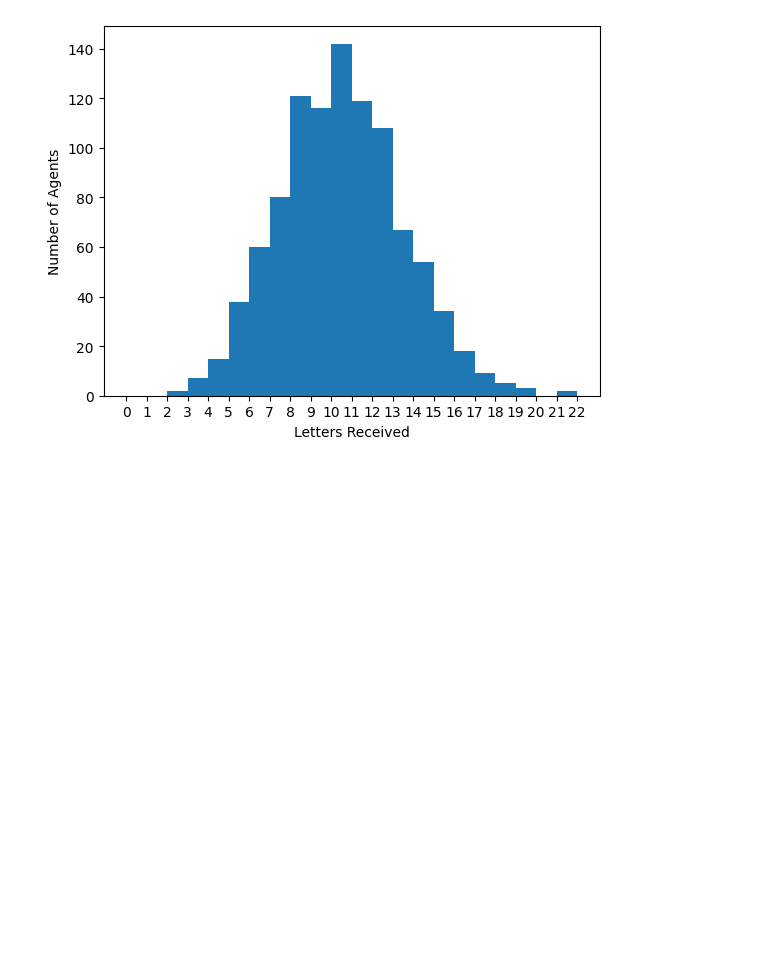
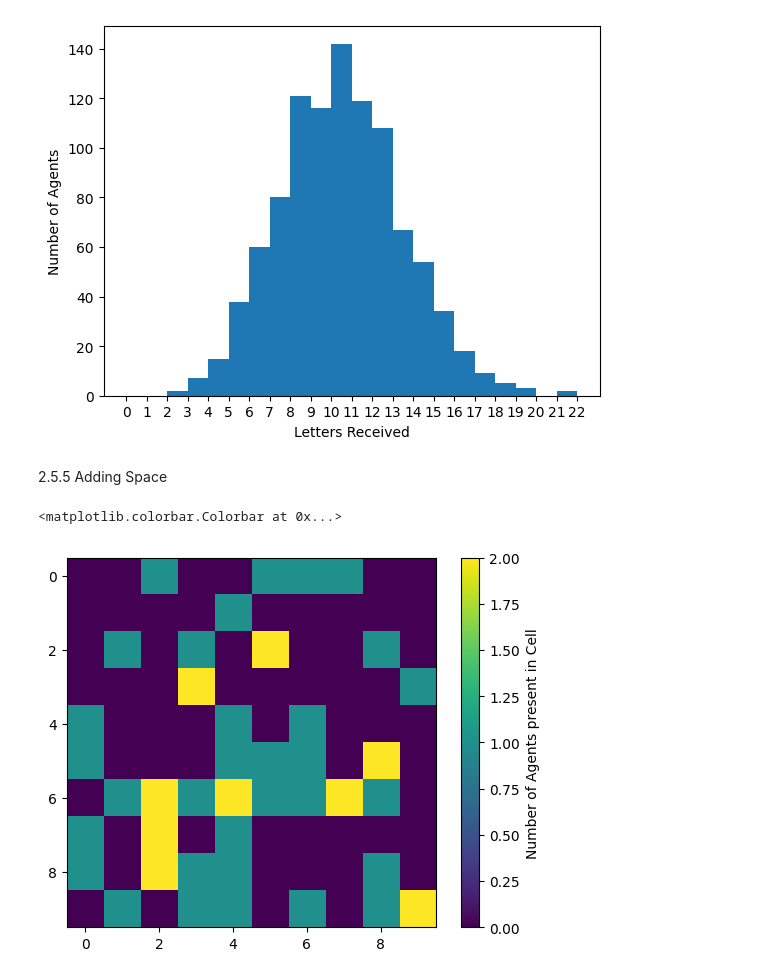
Before and after one commit to JacobBenSchwartz/Programming-Historians-Portfolio, a Jupyter notebook: Simulating-Historical-Communication-Networks.ipynb, the cells around one changed output. Saved outputs shown, nothing was run; the diff lists cells and outputs as text; code cells hidden in the pictures; blank space fills up the shorter version.

Commit message:
Added space to the model. Ran it again.

```diff
--- a/Simulating-Historical-Communication-Networks.ipynb
+++ b/Simulating-Historical-Communication-Networks.ipynb
@@ -147,3 +147,28 @@ plt.ylabel("Number of Agents")
 plt.show()
 # %% [output]
 [figure]
+# %% [markdown]
+2.5.5 Adding Space
+# %%
+class LetterModel(mesa.Model):
+    """A model with N agents."""
+
+    def __init__(self, N, width, height):
+        super().__init__()
+        self.num_agents = N
+        self.grid = mesa.space.MultiGrid(width, height, True)
+        self.schedule = mesa.time.RandomActivation(self)
+
+        # Create N agents
+        for i in range(self.num_agents):
+            a = LetterAgent(i, self)
+            self.schedule.add(a)
+
+            # Add the agent to a random grid cell
+            x = self.random.randrange(self.grid.width)
+            y = self.random.randrange(self.grid.height)
+            self.grid.place_agent(a, (x, y))
+
+    def step(self):
+        """Advance the model by one step."""
+        self.schedule.step()
@@ -149,0 +205,18 @@ plt.show()
+# %%
+model = LetterModel(50, 10, 10)
+for i in range(20):
+    model.step()
+# %%
+import numpy as np
+
+agent_counts = np.zeros((model.grid.width, model.grid.height))
+for cell in model.grid.coord_iter():
+    cell_content, coord = cell
+    x, y = coord
+    agent_count = len(cell_content)
+    agent_counts[x][y] = agent_count
+plt.imshow(agent_counts, interpolation="nearest")
+plt.colorbar(label="Number of Agents present in Cell")
+# %% [output]
+<matplotlib.colorbar.Colorbar at 0x...>
+[figure, added]
```
Also changed, not shown: parts of 1 cell of this notebook.
